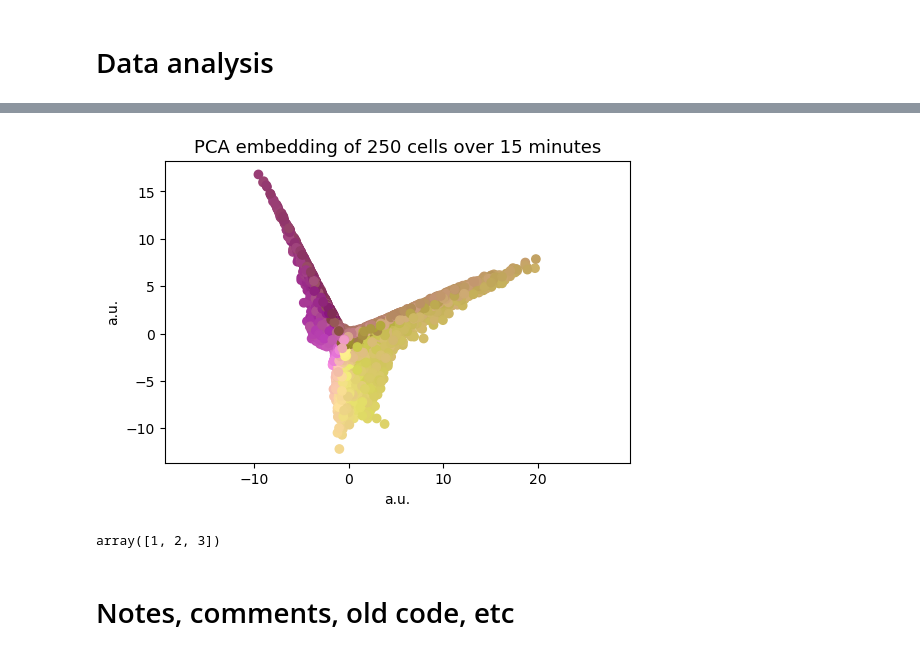
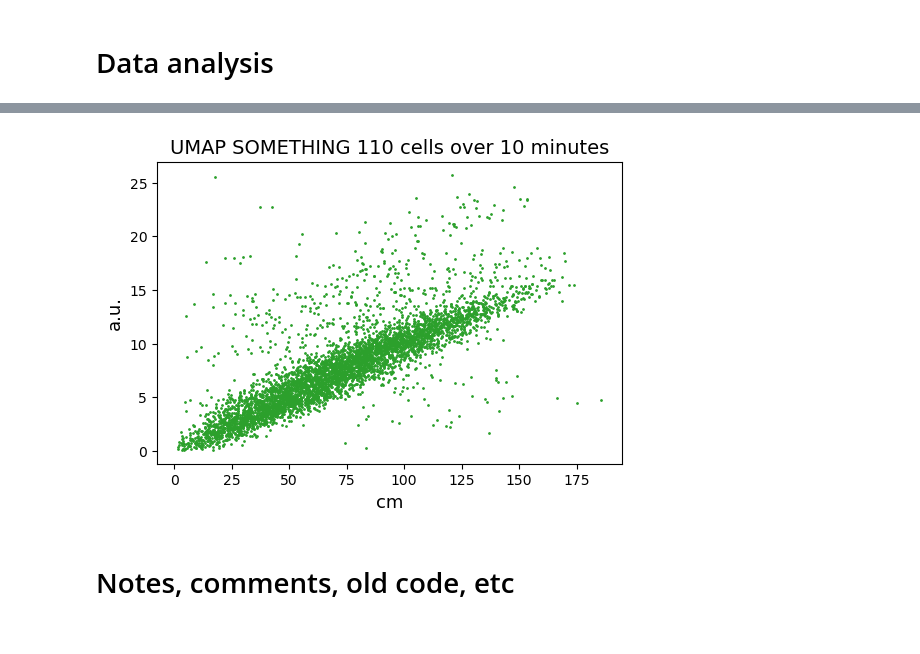
Before and after one commit to jambormike/neurons_dimensionality_reduction, a Jupyter notebook: simulation_and_reduction_script_notebook/data/data_analysis.ipynb, the cells around one changed output, grey strips where cells are left out. Saved outputs shown, nothing was run; the diff lists cells and outputs as text; code cells hidden in the pictures.

```diff
--- a/simulation_and_reduction_script_notebook/data/data_analysis.ipynb
+++ b/simulation_and_reduction_script_notebook/data/data_analysis.ipynb
@@ -389,3 +390,39 @@ for i in range(1):
+# %%
+def scatter_plot(master_data_set, n_neurons, experiment, t_time, method= 0):
+
+    embedding_distance = master_data_set[n_neurons][experiment][t_time][method][1]
+    real_distance = master_data_set[n_neurons][experiment][t_time][0][1]
+
+    number_of_neurons = (n_neurons + 1) * 10
+    time_of_experiment = (t_time + 1) * 5
+
+    if method == 0:
+        method_name = "real"
+        color = 'k'
+    elif method == 1:
+        method_name = "PCA"
+        color = 'C0'
+    elif method == 2:
+        method_name = "Laplacian eigenmaps"
+        color = 'C1'
+    elif method == 3:
+        method_name = "UMAP"
+        color = 'C2'
+    else:
+        method_name = "break"
+
+    plt.figure(dpi=100)
+    plt.scatter(real_distance, embedding_distance, s = 1, c = color)
+
+    plt.title((method_name + " SOMETHING " + str(number_of_neurons) + " cells over " + str(time_of_experiment) + " minutes"), size= 14)
+    plt.xlabel("cm", size = 13)
+    plt.ylabel("a.u.", size = 13)
+
+    pass
+
+scatter_plot(master_data_set, 10, 0, 1, 3)
+# %% [output]
+[figure, added]
 # %%
 def plot_embedding(master_data_set, n_neurons, experiment, t_time, method= 0):
 
@@ -410,21 +447,13 @@ def plot_embedding(master_data_set, n_neurons, experiment, t_time, method= 0):
     plt.figure(dpi=100)    # figsize=(width, height)
     plt.scatter(embeding_transpose[:, 0], embeding_transpose[:, 1], c= colormapLocation(color))
 
-    plt.title((method_name + " embedding of " + str(number_of_neurons) + " cells over " + str(int(embedding.shape[1]/600)) + " minutes"), size= 13)
-    plt.xlabel("a.u.")
-    plt.ylabel("a.u.")
+    plt.title((method_name + " embedding of " + str(number_of_neurons) + " cells over " + str(int(embedding.shape[1]/600)) + " minutes"), size= 14)
+    plt.xlabel("a.u.", size = 13)
+    plt.ylabel("a.u.", size = 13)
 
     plt.gca().set_aspect('equal', 'datalim')
 
     pass
-
-plot_embedding(master_data_set, 24, 0, 2, 1)
-# %% [output]
-[figure, removed]
-# %%
-foobar
-# %% [output]
-array([1, 2, 3])
 # %% [markdown]
 # Notes, comments, old code, etc
 # %%
```
Also changed, not shown: parts of 11 cells of this notebook, 1 other file.
